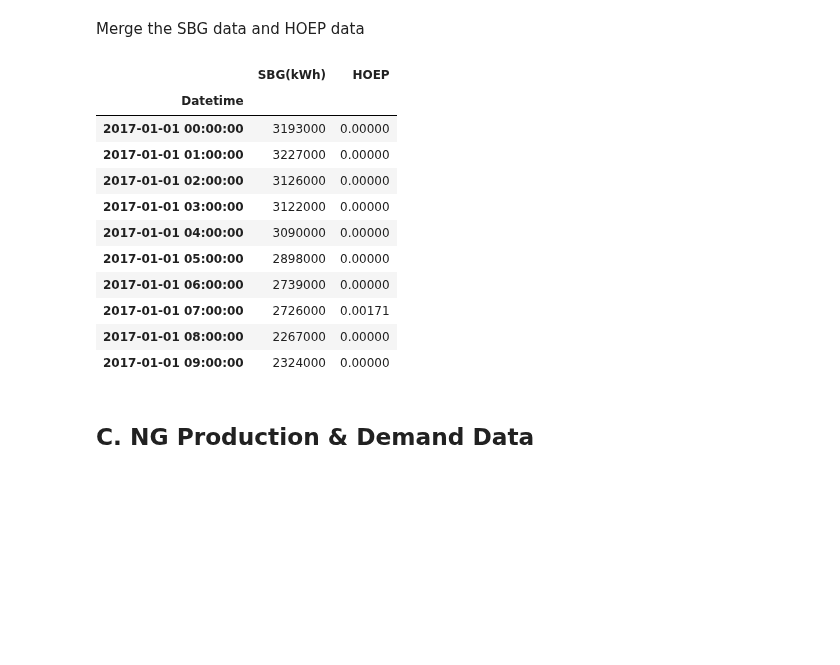
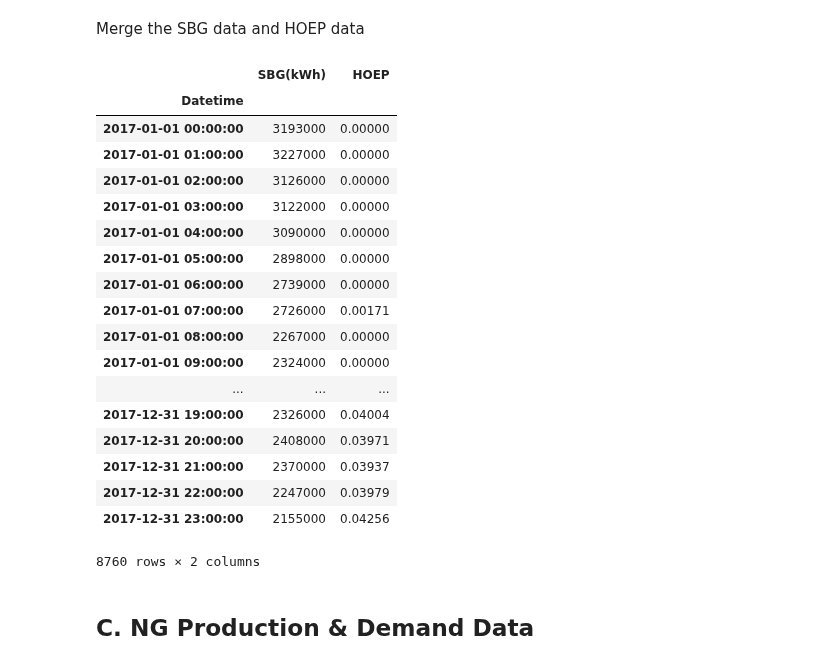
Before and after one commit to lewisjko/FYDP, a Jupyter notebook: FYDP.ipynb, the cells around one changed output. Cells and saved outputs as stored; diff of their text form; code cells hidden in the pictures; blank space fills up the shorter version.

```diff
--- a/FYDP.ipynb
+++ b/FYDP.ipynb
@@ -269,20 +279,27 @@ Merge the SBG data and HOEP data
 # %%
 input_df = pd.merge(SBG[['SBG(kWh)']],hoep_data[['HOEP']], how='inner',left_index=True, right_index=True)
 # %%
-input_df.head(10)
+input_df
 # %% [output]
 |  | SBG(kWh) | HOEP |
 | Datetime |  |  |
 | 2017-01-01 00:00:00 | 3193000 | 0.00000 |
 | 2017-01-01 01:00:00 | 3227000 | 0.00000 |
 | 2017-01-01 02:00:00 | 3126000 | 0.00000 |
 | 2017-01-01 03:00:00 | 3122000 | 0.00000 |
 | 2017-01-01 04:00:00 | 3090000 | 0.00000 |
 | 2017-01-01 05:00:00 | 2898000 | 0.00000 |
 | 2017-01-01 06:00:00 | 2739000 | 0.00000 |
 | 2017-01-01 07:00:00 | 2726000 | 0.00171 |
 | 2017-01-01 08:00:00 | 2267000 | 0.00000 |
 | 2017-01-01 09:00:00 | 2324000 | 0.00000 |
+| ... | ... | ... |
+| 2017-12-31 19:00:00 | 2326000 | 0.04004 |
+| 2017-12-31 20:00:00 | 2408000 | 0.03971 |
+| 2017-12-31 21:00:00 | 2370000 | 0.03937 |
+| 2017-12-31 22:00:00 | 2247000 | 0.03979 |
+| 2017-12-31 23:00:00 | 2155000 | 0.04256 |
+8760 rows × 2 columns
 # %% [markdown]
 ## C. NG Production & Demand Data
 # %% [markdown]
```
Also changed, not shown: parts of 51 cells of this notebook, 1 other file.
